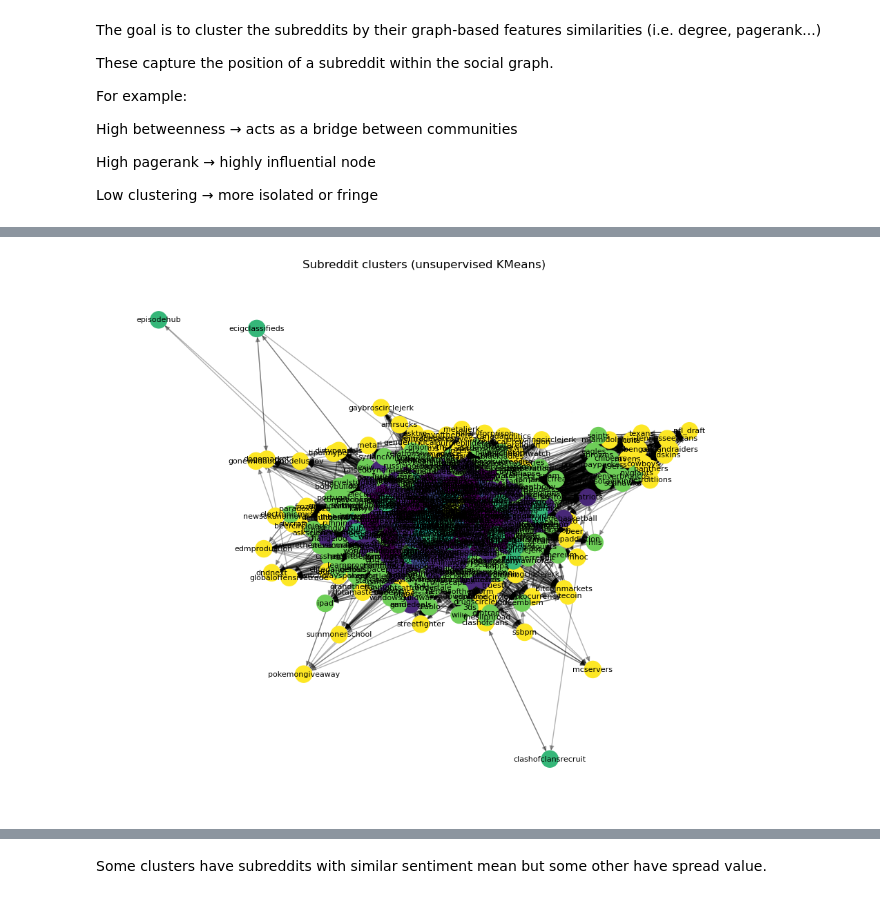
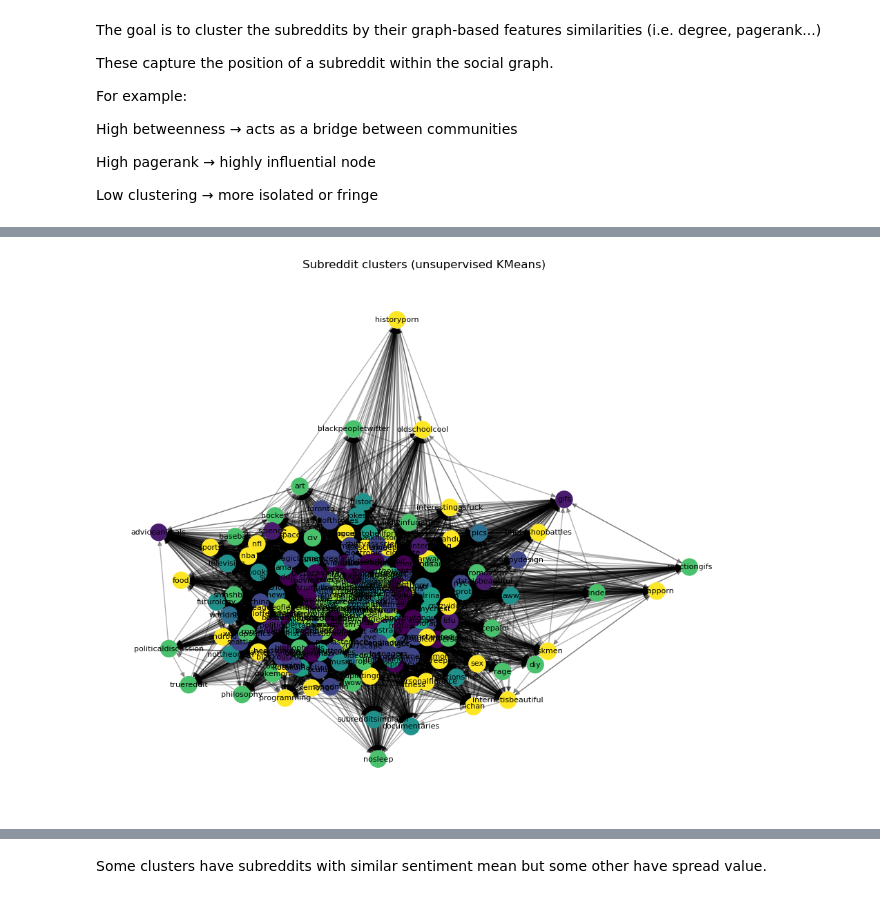
Before and after one commit to epfl-ada/ada-2025-project-othertagada, a Jupyter notebook: maguette.ipynb, the cells around one changed output, grey strips where cells are left out. Drawn from its saved outputs; the diff is of its cells as text; code cells hidden in the pictures.

```diff
--- a/maguette.ipynb
+++ b/maguette.ipynb
@@ -54,7 +56,8 @@ LINK_SENTIMENT year_month   -1     1  ratio_per_month
 activity_counts = df['SOURCE_SUBREDDIT'].value_counts() + df['TARGET_SUBREDDIT'].value_counts()
 
 # Keep top 500 most active subreddits
-top_subreddits = activity_counts.nlargest(500).index
+nb_active_subreddits = 200
+top_subreddits = activity_counts.nlargest(nb_active_subreddits).index
 
 # Filter dataset
 df_filtered = df[
@@ -89,3 +92,5 @@ G_= nx.from_pandas_edgelist(
     edge_attr='LINK_SENTIMENT',
     create_using=nx.DiGraph()
 )
+
+G_core = compute_core_subgraph(df, nb_active_subreddits)
@@ -248,19 +310,23 @@ Variance of mean sentiment within each cluster:
 # %%
-## Visualize clusters with KMeans
+def visualize_clusters(G, features) :
+    ## Visualize clusters with KMeans
 
-pos = nx.spring_layout(G_, seed=42, k=0.3)
-node_colors = [features.set_index('subreddit').loc[n, 'cluster'] for n in G_.nodes()]
+    pos = nx.spring_layout(G, seed=42, k=0.3)
+    node_colors = [features.set_index('subreddit').loc[n, 'cluster'] for n in G.nodes()]
 
-plt.figure(figsize=(12, 10))
-nx.draw_networkx_nodes(G_, pos, node_size=300, node_color=node_colors, cmap='viridis')
-nx.draw_networkx_edges(G_, pos, alpha=0.3)
-nx.draw_networkx_labels(G_, pos, font_size=8)
+    plt.figure(figsize=(12, 10))
+    nx.draw_networkx_nodes(G, pos, node_size=300, node_color=node_colors, cmap='viridis')
+    nx.draw_networkx_edges(G, pos, alpha=0.3)
+    nx.draw_networkx_labels(G, pos, font_size=8)
 
-plt.title("Subreddit clusters (unsupervised KMeans)")
-plt.axis("off")
-plt.show()
+    plt.title("Subreddit clusters (unsupervised KMeans)")
+    plt.axis("off")
+    plt.show()
+
+
+visualize_clusters(G_core, features)
 # %% [output]
-[figure, old version]
+[figure, new version]
 # %%
 for i in range(n_clusters):
     print(f"\nCluster {i}:")
```
Also changed, not shown: parts of 6 cells of this notebook, 3 other files.
